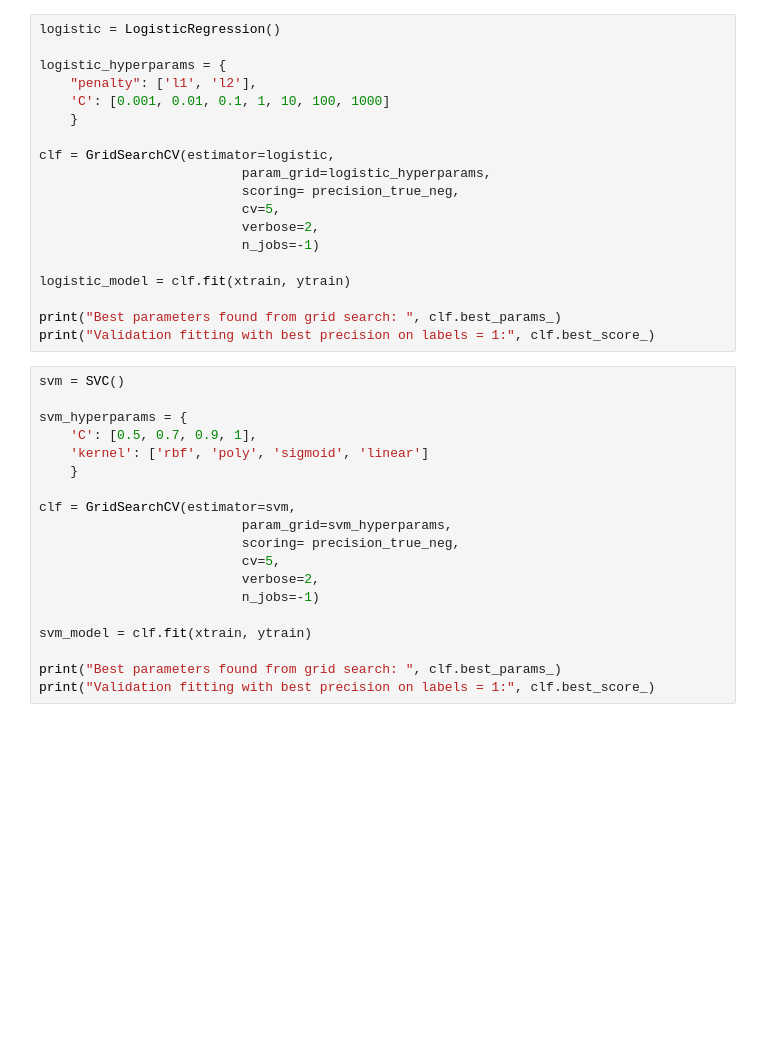
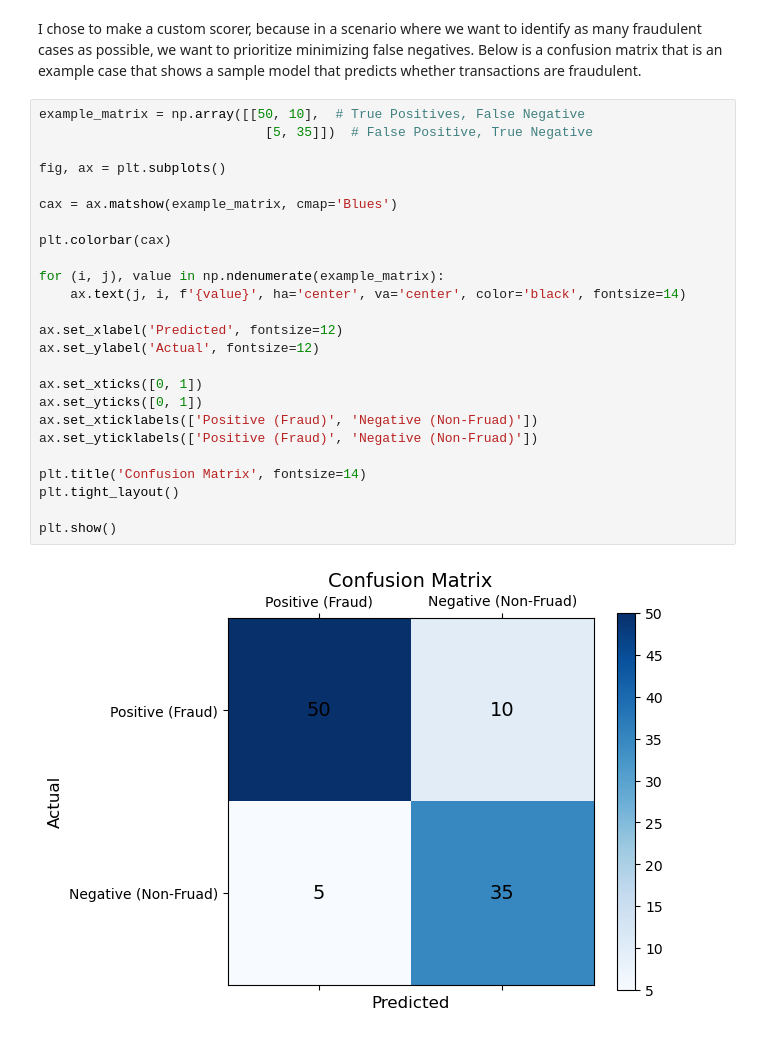
Before and after one commit to iaheung/credit_card_fraud_analysis, a Jupyter notebook: model_training.ipynb, the cells around one changed output. Cells and saved outputs as stored; diff of their text form; blank space fills up the shorter version.

```diff
--- a/model_training.ipynb
+++ b/model_training.ipynb
@@ -69,38 +45,29 @@ print("Validation fitting with best precision on labels = 1:", clf.best_score_)
-# %%
-logistic = LogisticRegression()
-
-logistic_hyperparams = {
-    "penalty": ['l1', 'l2'],
-    'C': [0.001, 0.01, 0.1, 1, 10, 100, 1000]
-    }
-
-clf = GridSearchCV(estimator=logistic,
-                          param_grid=logistic_hyperparams,
-                          scoring= precision_true_neg,
-                          cv=5,
-                          verbose=2,
-                          n_jobs=-1)
-
-logistic_model = clf.fit(xtrain, ytrain)
-
-print("Best parameters found from grid search: ", clf.best_params_)
-print("Validation fitting with best precision on labels = 1:", clf.best_score_)
-# %%
-svm = SVC()
-
-svm_hyperparams = {
-    'C': [0.5, 0.7, 0.9, 1],
-    'kernel': ['rbf', 'poly', 'sigmoid', 'linear']
-    }
-
-clf = GridSearchCV(estimator=svm,
-                          param_grid=svm_hyperparams,
-                          scoring= precision_true_neg,
-                          cv=5,
-                          verbose=2,
-                          n_jobs=-1)
-
-svm_model = clf.fit(xtrain, ytrain)
-
-print("Best parameters found from grid search: ", clf.best_params_)
-print("Validation fitting with best precision on labels = 1:", clf.best_score_)
+# %% [markdown]
+I chose to make a custom scorer, because in a scenario where we want to identify as many fraudulent cases as possible, we want to prioritize minimizing false negatives. Below is a confusion matrix that is an example case that shows a sample model that predicts whether transactions are fraudulent.
+# %%
+example_matrix = np.array([[50, 10],  # True Positives, False Negative
+                             [5, 35]])  # False Positive, True Negative
+
+fig, ax = plt.subplots()
+
+cax = ax.matshow(example_matrix, cmap='Blues')
+
+plt.colorbar(cax)
+
+for (i, j), value in np.ndenumerate(example_matrix):
+    ax.text(j, i, f'{value}', ha='center', va='center', color='black', fontsize=14)
+
+ax.set_xlabel('Predicted', fontsize=12)
+ax.set_ylabel('Actual', fontsize=12)
+
+ax.set_xticks([0, 1])
+ax.set_yticks([0, 1])
+ax.set_xticklabels(['Positive (Fraud)', 'Negative (Non-Fruad)'])
+ax.set_yticklabels(['Positive (Fraud)', 'Negative (Non-Fruad)'])
+
+plt.title('Confusion Matrix', fontsize=14)
+plt.tight_layout()
+
+plt.show()
+# %% [output]
+[figure, added]
```
Also changed, not shown: parts of 21 cells of this notebook.
